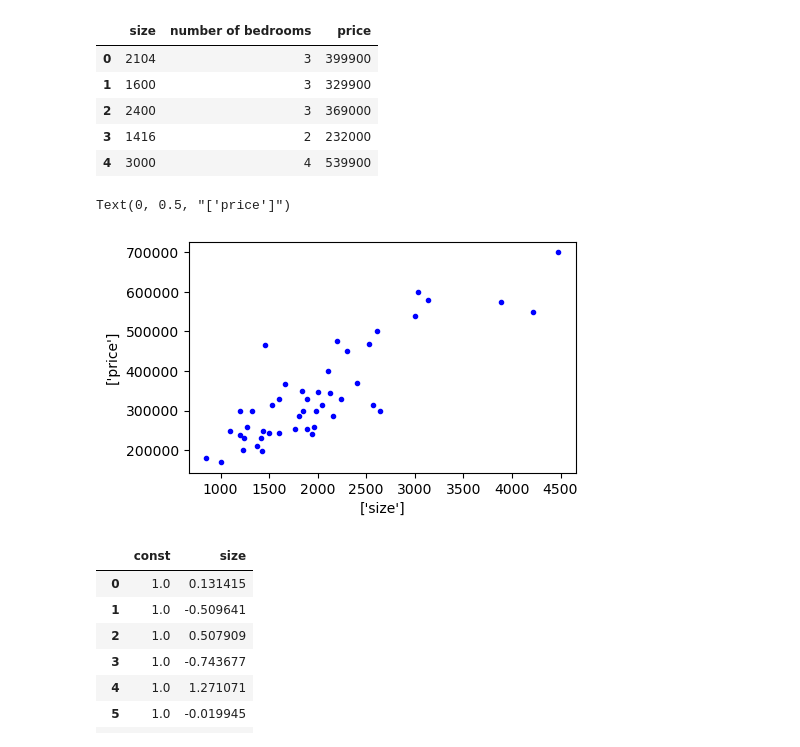
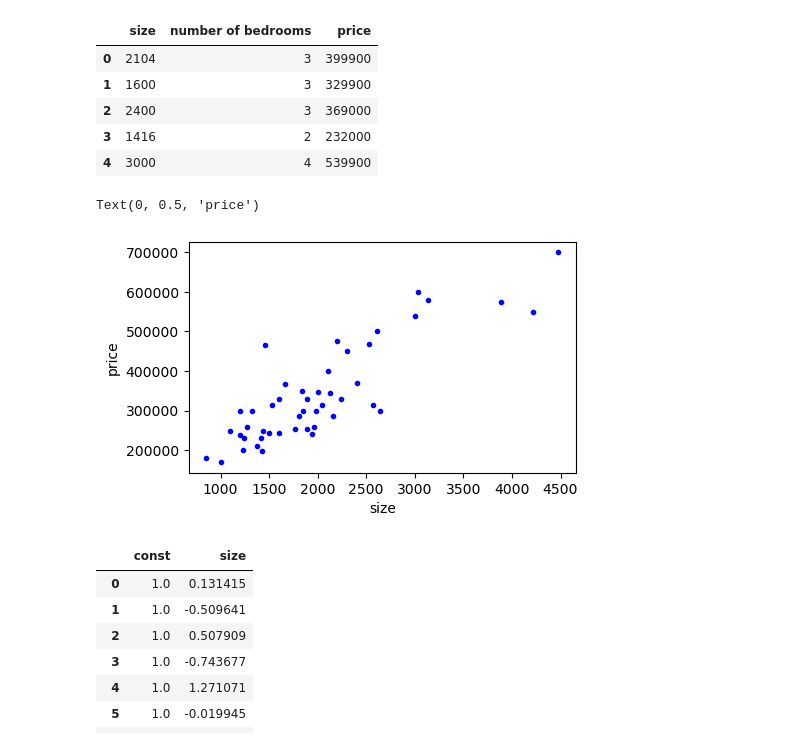
Before and after one commit to duxiuxia-bioinformatics/teach_machine_learning_and_ai, a Jupyter notebook: src/regression/linear_regression/do_linear_regression_numerical_solution.ipynb, the cells around one changed output. Drawn from its saved outputs; the diff is of its cells as text; code cells hidden in the pictures.

```diff
--- a/src/regression/linear_regression/do_linear_regression_numerical_solution.ipynb
+++ b/src/regression/linear_regression/do_linear_regression_numerical_solution.ipynb
@@ -56,11 +56,11 @@ variable_to_plot = ['size']
 # %%
 fig, ax = plt.subplots(figsize=(5,3))
 ax.scatter(data_in_df[variable_to_plot], data_in_df[y_name], marker='.', color='blue')
-ax.set_xlabel(variable_to_plot)
-ax.set_ylabel(y_name)
+ax.set_xlabel(variable_to_plot[0])
+ax.set_ylabel(y_name[0])
 # %% [output]
-Text(0, 0.5, "['price']")
+Text(0, 0.5, 'price')
-[figure, old version]
+[figure, new version]
 # %%
 # normalize variables to make them have similar scale
 standard_scaler_obj = StandardScaler()
```
Also changed, not shown: parts of 1 cell of this notebook.
